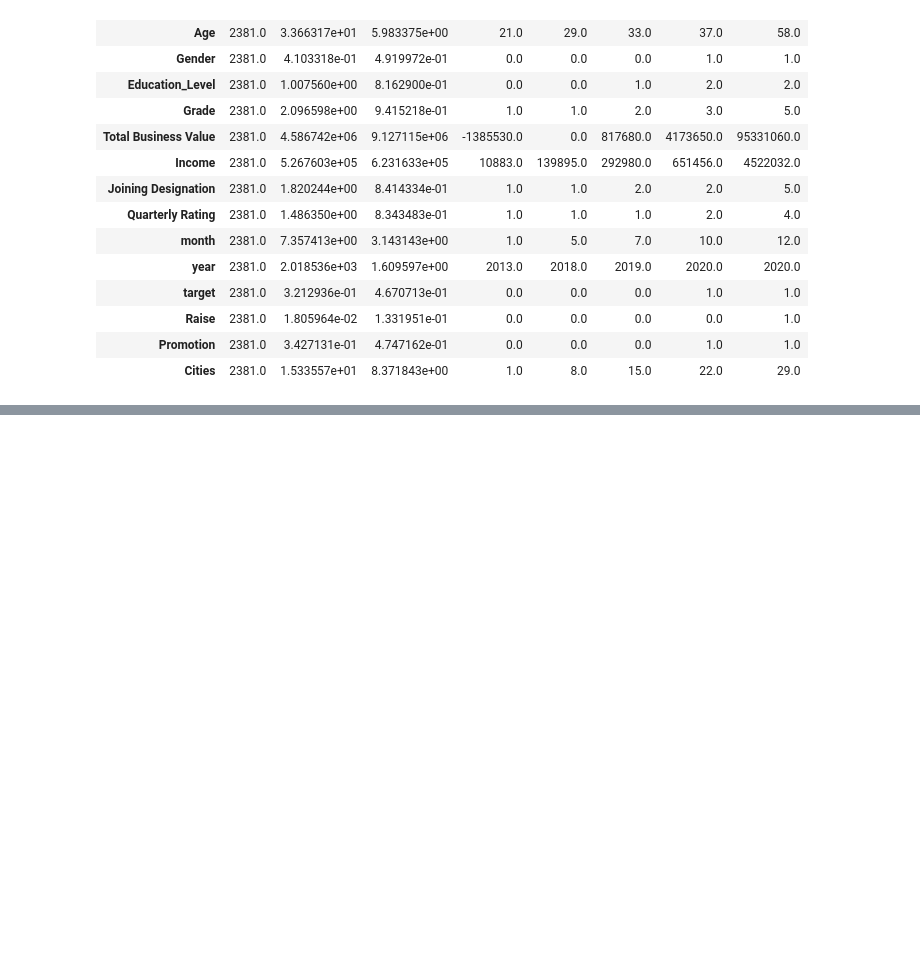
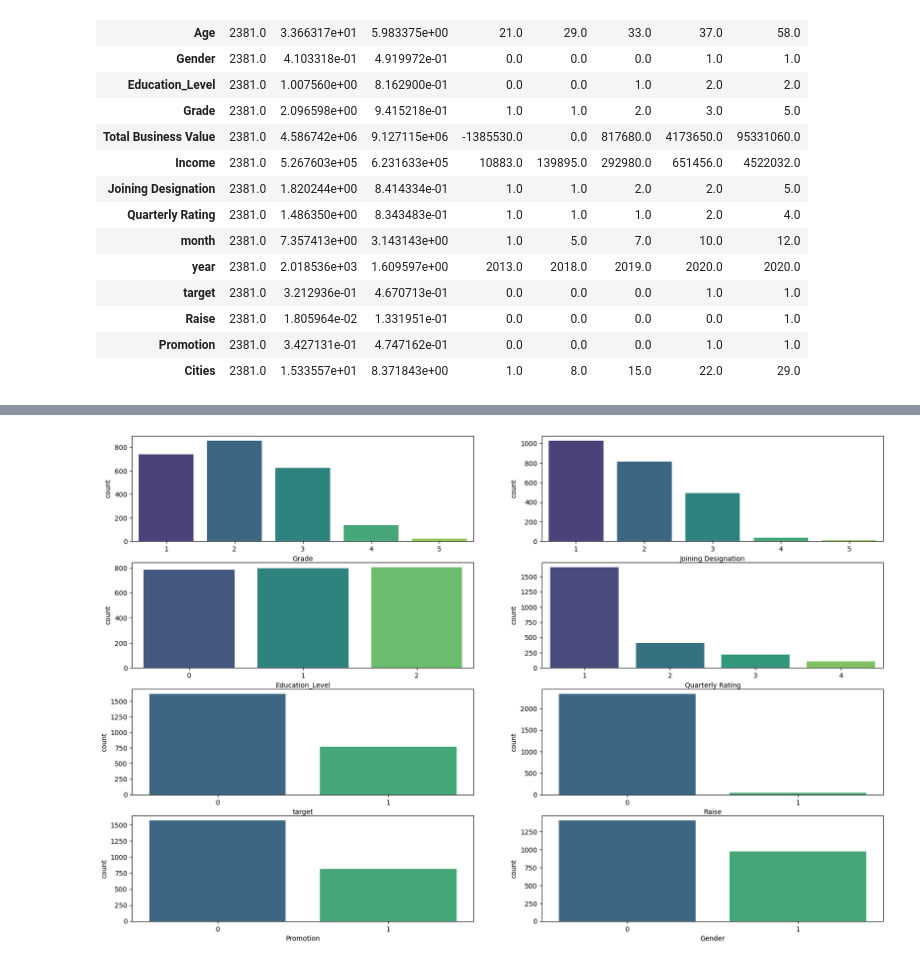
Before and after one commit to sr606/Machine_Learning_CaseStudies, a Jupyter notebook: OLA_Ensemble_Learning.ipynb, the cells around one changed output, grey strips where cells are left out. Drawn from its saved outputs; the diff is of its cells as text; code cells hidden in the pictures; blank space fills up the shorter version.

```diff
--- a/OLA_Ensemble_Learning.ipynb
+++ b/OLA_Ensemble_Learning.ipynb
@@ -369,0 +454,30 @@ ola1.describe().T
+# %%
+# figure4
+plt.figure(figsize=(20,13))
+plt.subplot(4,2,1)
+sns.countplot(x=ola1.Grade,palette='viridis')
+# plt.title('Grade given to different Drivers',fontname='Franklin Gothic Medium', fontsize=15)
+plt.subplot(4,2,2)
+sns.countplot(x=ola1['Joining Designation'],palette='viridis')
+# plt.title('Grade given to different Drivers',fontname='Franklin Gothic Medium', fontsize=15)
+plt.subplot(4,2,3)
+sns.countplot(x=ola1.Education_Level,palette='viridis')
+# plt.title('Grade given to different Drivers',fontname='Franklin Gothic Medium', fontsize=15)
+plt.subplot(4,2,4)
+sns.countplot(x=ola1['Quarterly Rating'],palette='viridis')
+# plt.title('Grade given to different Drivers',fontname='Franklin Gothic Medium', fontsize=15)
+plt.subplot(4,2,5)
+sns.countplot(x=ola1.target,palette='viridis')
+# plt.title('Grade given to different Drivers',fontname='Franklin Gothic Medium', fontsize=15)
+plt.subplot(4,2,6)
+sns.countplot(x=ola1.Raise,palette='viridis')
+# plt.title('Grade given to different Drivers',fontname='Franklin Gothic Medium', fontsize=15)
+plt.subplot(4,2,7)
+sns.countplot(x=ola1.Promotion,palette='viridis')
+# plt.title('Grade given to different Drivers',fontname='Franklin Gothic Medium', fontsize=15)
+plt.subplot(4,2,8)
+sns.countplot(x=ola1.Gender,palette='viridis')
+# plt.title('Grade given to different Drivers',fontname='Franklin Gothic Medium', fontsize=15)
+plt.show()
+# %% [output]
+[figure, added]
```
Also changed, not shown: parts of 33 cells of this notebook.
